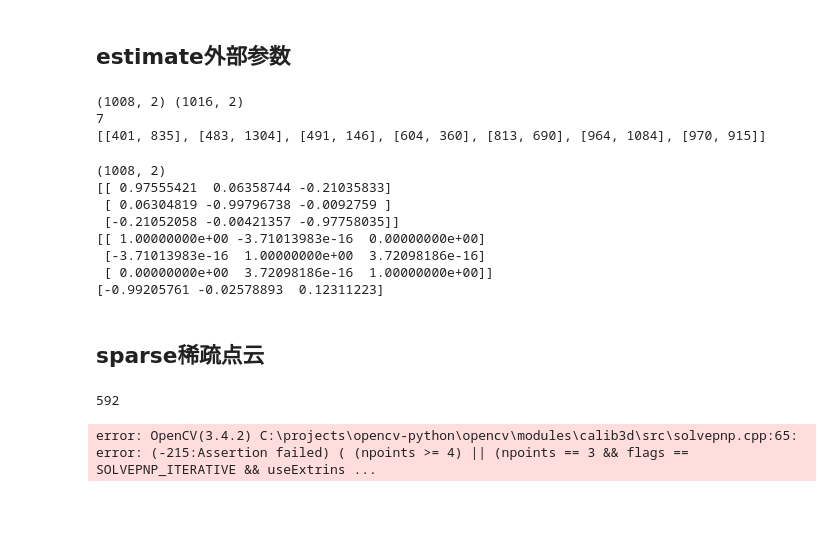
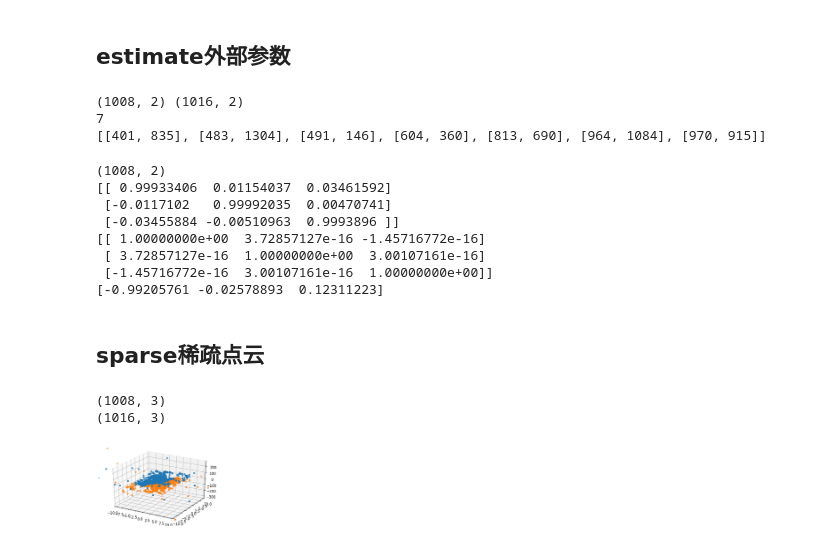
Before and after one commit to Neutrino3316/Computer-Vision, a Jupyter notebook: CVproject/newMVS.ipynb, the cells around one changed output. Cells and saved outputs as stored; diff of their text form; code cells hidden in the pictures; blank space fills up the shorter version.

```diff
--- a/CVproject/newMVS.ipynb
+++ b/CVproject/newMVS.ipynb
@@ -148,7 +148,7 @@ def computeRT(E):
 
     R2 = eye(3)
     T2 = zeros(3)
-    if R21[0,0] > 0 and R21[1,1] > 0 and R22[2,2] > 0:
+    if R21[0,0] > 0 and R21[1,1] > 0 and R21[2,2] > 0:
         R2 = R21
         T2 = T21
     else:
@@ -166,18 +166,18 @@ def findPose(R, T, K):
 # %%
 pts1, pts2 = match_pts('4.jpg', '5.jpg')
 pts3, pts4 = match_pts('5.jpg', '6.jpg')
+
+samepts=[]
+for x,y in zip(pts2, pts3):
+    if x[1] == y[1] and x[0] == y[0]:
+        samepts.append(x.tolist())
+print(pts2.shape, pts3.shape)
+print(len(samepts))
+print(samepts)
+# %% [output]
+(1008, 2) (1016, 2)
+7
+[[401, 835], [483, 1304], [491, 146], [604, 360], [813, 690], [964, 1084], [970, 915]]
-# %%
-samepts=[]
-for x,y in zip(pts2, pts3):
-    if x[1] == y[1] and x[0] == y[0]:
-        samepts.append(x.tolist())
-print(pts2.shape, pts3.shape)
-print(len(samepts))
-print(samepts)
-# %% [output]
-(1008, 2) (1016, 2)
-7
-[[401, 835], [483, 1304], [491, 146], [604, 360], [813, 690], [964, 1084], [970, 915]]
 # %%
 print(pts1.shape)
 
@@ -192,12 +192,12 @@ print(R2)
 print(R2.T @ R2, T2, sep='\n')
 # %% [output]
 (1008, 2)
-[[ 0.97555421  0.06358744 -0.21035833]
- [ 0.06304819 -0.99796738 -0.0092759 ]
- [-0.21052058 -0.00421357 -0.97758035]]
-[[ 1.00000000e+00 -3.71013983e-16  0.00000000e+00]
- [-3.71013983e-16  1.00000000e+00  3.72098186e-16]
- [ 0.00000000e+00  3.72098186e-16  1.00000000e+00]]
+[[ 0.99933406  0.01154037  0.03461592]
+ [-0.0117102   0.99992035  0.00470741]
+ [-0.03455884 -0.00510963  0.9993896 ]]
+[[ 1.00000000e+00  3.72857127e-16 -1.45716772e-16]
+ [ 3.72857127e-16  1.00000000e+00  3.00107161e-16]
+ [-1.45716772e-16  3.00107161e-16  1.00000000e+00]]
 [-0.99205761 -0.02578893  0.12311223]
 # %% [markdown]
 ## sparse稀疏点云
@@ -227,40 +227,28 @@ def sparse(imgname1, imgname2, K1, K2):
 # %%
 X1, R1, T1 = sparse('4.jpg', '5.jpg', K, K)
 X2, R2, T2 = sparse('5.jpg', '6.jpg', K, K)
 
 print(X1.shape)
 print(X2.shape)
+
+xn1 = X1.shape[0]
+xn2 = X2.shape[0]
+
+X2 = vstack([R1.T, T1]).T @ vstack([X2.T, ones(xn2)])
+X2 = X2.T
 
 import matplotlib.pyplot as plt
 from mpl_toolkits.mplot3d import Axes3D
 fig = plt.figure()
 ax = fig.add_subplot(111, projection='3d')
 
 ax.scatter(X1[:,0], X1[:,1], X1[:,2])
 ax.scatter(X2[:,0], X2[:,1], X2[:,2])
 plt.xlim([-10, 10])
 plt.ylim([-10, 10])
 
 plt.show()
+# %% [output]
+(1008, 3)
+(1016, 3)
+[figure, added]
-# %%
-from numpy import *
-import cv2
-from math import *
-pts1, pts2 = match_pts('4.jpg', '5.jpg')
-pts3, pts4 = match_pts('5.jpg', '6.jpg')
-n1 = pts2.shape[0]
-n2 = pts3.shape[0]
-
-sid = []
-for i in range(n1):
-    for j in range(n2):
-        if pts2[i][0]==pts3[j][0] and pts2[i][1] == pts3[j][1]:
-            sid.append(X1[i])
-
-sid=array(sid)
-print(sid.shape[0])
-R, T=cv2.solvePnP(sid, pts4, K, distortion)
-print(R,T)
-# %% [output]
-592
-error: OpenCV(3.4.2) C:\projects\opencv-python\opencv\modules\calib3d\src\solvepnp.cpp:65: error: (-215:Assertion failed) ( (npoints >= 4) || (npoints == 3 && flags == SOLVEPNP_ITERATIVE && useExtrins ...
```
Also changed, not shown: parts of 3 cells of this notebook, 1 other file.
